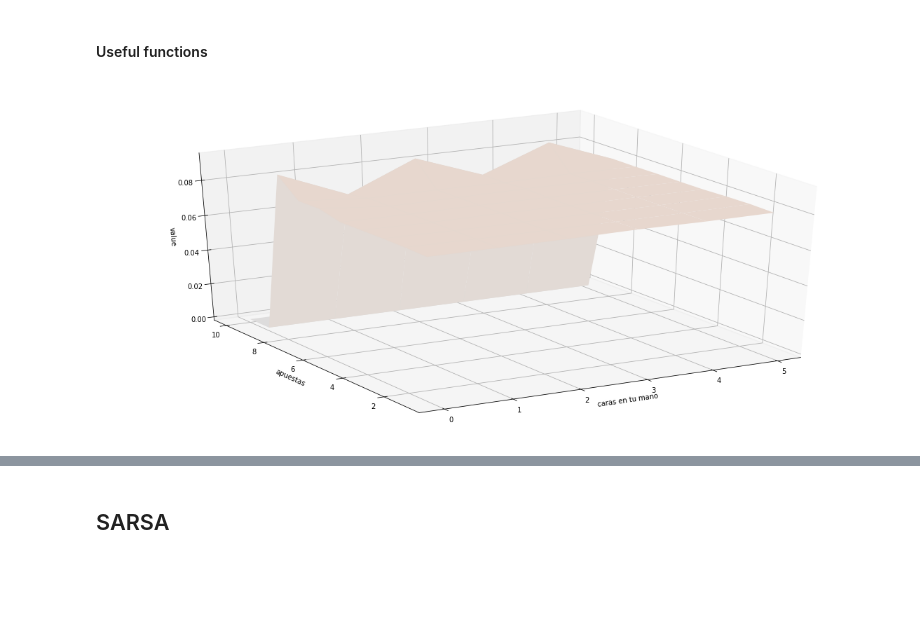
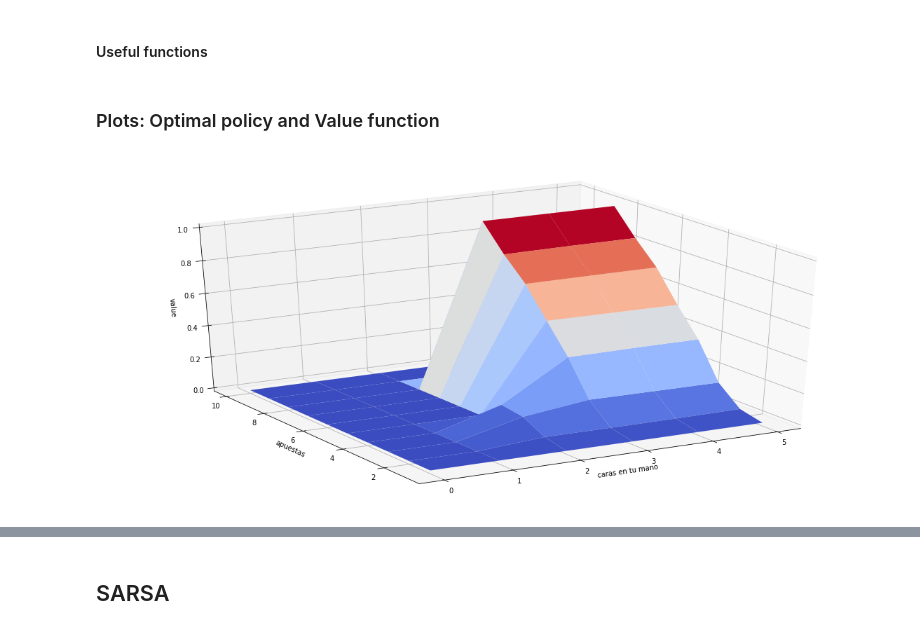
Before and after one commit to LecJackS/Procesos-Markovianos-Para-el-Aprendizaje-Automatico-2019-1C, a Jupyter notebook: tp3/TP3.ipynb, the cells around one changed output, grey strips where cells are left out. Drawn from its saved outputs; the diff is of its cells as text; code cells hidden in the pictures; blank space fills up the shorter version.

```diff
--- a/tp3/TP3.ipynb
+++ b/tp3/TP3.ipynb
@@ -178,7 +179,7 @@ def plot_values(V):
         X, Y = np.meshgrid(x_range, y_range)
 
         Z = np.array([get_Z(x,y) for x,y in zip(np.ravel(X), np.ravel(Y))]).reshape(X.shape)
-        surf = ax.plot_surface(X, Y, Z, rstride=1, cstride=1, cmap=plt.cm.coolwarm, vmin=-1.0, vmax=1.0)
+        surf = ax.plot_surface(X, Y, Z, rstride=1, cstride=1, cmap=plt.cm.coolwarm)#, vmin=-1, vmax=1)
         ax.set_xlabel('caras en tu mano')
         ax.set_ylabel('apuestas')
         ax.set_zlabel('value')
@@ -276,7 +280,7 @@ def generate_episode_from_Q(env, Q, epsilon, nA):
     return episode
 
 def update_Q(env, episode, Q, alpha, gamma, MeanReturns): #Returns):
-    nA=2
+    nA=env.action_space.n
     use_cumulative_average = True # faster results, and memory don't blow up with number of episodes
     G=0
     for state in episode:
@@ -351,39 +355,38 @@ def softmax_vect(v):
     exp_vect = np.exp(v)
     return exp_vect/np.sum(exp_vect)
 # %%
-def initialize_dict(D, default_value, nA):
+def initialize_dict(init_values):
     # Initialize dict for all possible states
-    # {(sx,sy):[default_value]} for all (sx,sy)
+    # { (sx,sy): [default_value] } for all key states (sx,sy)
     my_faces = np.arange(0, 6)
     bets = np.arange(0, 11)
     states = np.array(np.meshgrid(my_faces, bets)).T.reshape(-1,2)
     keystates = tuple(map(tuple, states))
-    return dict.fromkeys(keystates, default_value)
+    return {k: init_values.copy() for k in keystates}
 # %%
 def mc_control(env, num_episodes, alpha, gamma=1.0, eps_start=1.0, eps_decay=.99999, eps_min=0.05):
     """ Q es un diccionario cuyas keys son pares
         <"caras en mi mano" y "apuesta actual"> (state)
         <y el valor de CADA acción en su posicion >(action-value)
      Q{(st, ate): (v_a0, v_a1)}"""
-    nA = 2
+    nA = env.action_space.n
     Q = {}
     policy = {}
     # se podra hacer sin inicializar Q para TODO s,a?
-    default_value = [0,]*nA
-    Q=initialize_dict(Q, default_value, nA)
+    init_values = [0,]*nA
+    Q=initialize_dict(init_values)
     #
-    default_value = [1/nA,]*nA
-    policy = initialize_dict(policy, default_value, nA)
+    init_values = [1/nA,]*nA
+    policy = initialize_dict(init_values)
     #
 #     Returns = {}
 #     default_value = [[],]*nA
-#     Returns = initialize_dict(Returns, default_value, nA)
+#     Returns = initialize_dict(default_value)
     #
     MeanReturns = {}
     #default_value = [mean, action_count]
-    default_value = [[0, 0],]*nA
-
-    MeanReturns = initialize_dict(MeanReturns, default_value, nA)
+    init_values = [[0, 0],]*nA
+    MeanReturns = initialize_dict(init_values)
     #
     epsilon = eps_start
     for iteration in range(num_episodes):
@@ -392,12 +395,15 @@ def mc_control(env, num_episodes, alpha, gamma=1.0, eps_start=1.0, eps_decay=.99
         Q = update_Q(env, episode, Q, alpha, gamma, MeanReturns)#Returns, )
         for state in episode:
             policy[state] = get_probs(Q[state], epsilon, nA)
-    return policy, Q
+    # policy is epsilon-soft at training, so we take argmax of probabilities
+    policy_MC = dict((k, random_argmax(v)) for k, v in policy.items())
+    return policy_MC, Q
+# %% [markdown]
+### Plots: Optimal policy and Value function
 # %%
 # Calcular la politica optima y el value function
-#policy, Q = mc_control(env, 500000, 0.015)
-policy, Q = mc_control(env, 10000, 0.015)
+policy_MC, Q = mc_control(env, 500000, 0.015)
 V = dict((k, np.max(v)) for k, v in Q.items())
 plot_values(V)
 # %% [output]
-[figure, old version]
+[figure, new version]
```
Also changed, not shown: parts of 78 cells of this notebook, 7 other files.
